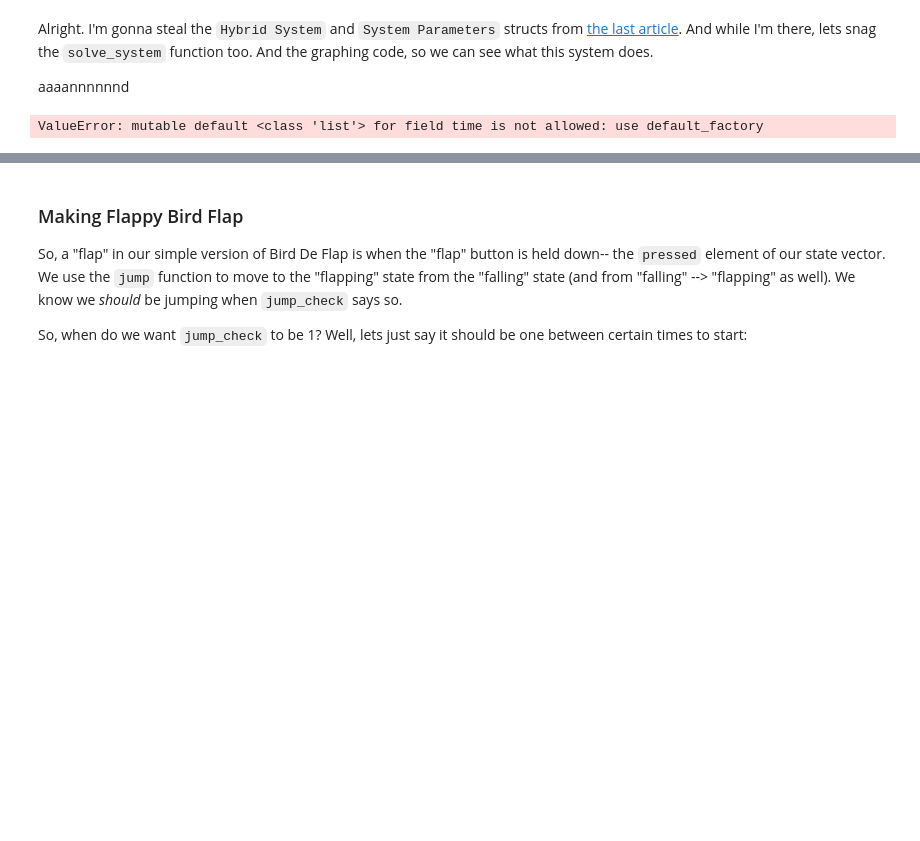
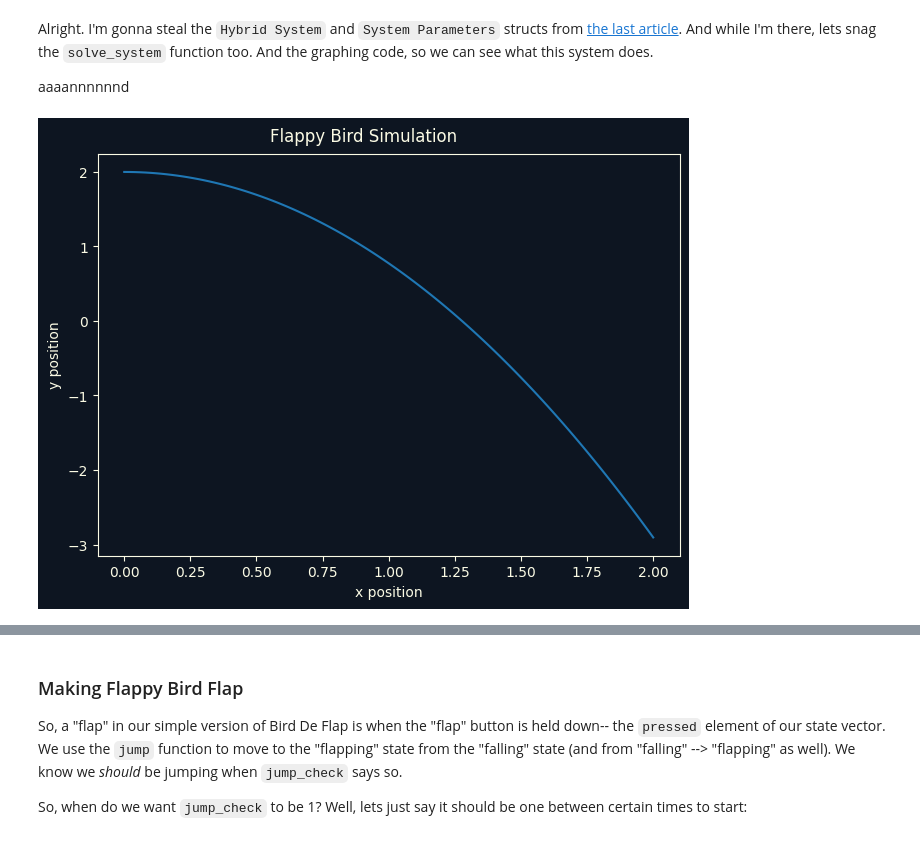
Before and after one commit to BunnyBlit/Blather, a Jupyter notebook: src/flapping-birds.ipynb, the cells around one changed output, grey strips where cells are left out. Cells and saved outputs as stored; diff of their text form; code cells hidden in the pictures; blank space fills up the shorter version.

Commit message:
new SVGs, a class for bird flapping

```diff
--- a/src/flapping-birds.ipynb
+++ b/src/flapping-birds.ipynb
@@ -272,48 +272,50 @@ class SimData(Columnar):
     time: List[float]=field(default_factory=list)
     x_pos: List[float]=field(default_factory=list)
     y_pos: List[float]=field(default_factory=list)
     y_vel: List[float]=field(default_factory=list)
     pressed: List[int]=field(default_factory=list)
 
-data = SimData.from_csv(
-    Path("../tmp/flapping_birds_falling_birds.csv")
-)
-graph = Graph(
-    background=blog_palette["background"],
-    foreground=blog_palette["foreground"],
-    title="Flappy Bird Simulation",
-    figures=[(1,1,1)]
-)
-graph.set_axis_labels(0, "y position", "x position")
-graph.plot(0, data.x_pos, data.y_pos, "flappy-height")
-graph.add_style(
-    "flappy-height",
-    f""".flappy-height{{
+animation_csv = f""".flappy-height{{
         stroke:{blog_palette['foreground']};
         stroke-width:1.5;
         stroke-linecap:square;
         fill:{blog_palette['background']};
         stroke-dasharray:140%;
         stroke-dashoffset:140%;
         animation-name:flappy-height-anim;
         animation-duration:5s;
         animation-timing-function:linear;
         animation-fill-mode:forwards;
         animation-iteration-count: 1;
     }}
     @keyframes flappy-height-anim{{
         from{{
             stroke-dashoffset:140%;
         }}
         to{{
             stroke-dashoffset:0%;
         }}
     }}
     """
+
+data = SimData.from_csv(
+    Path("../tmp/flapping_birds_falling_birds.csv")
+)
+graph = Graph(
+    background=blog_palette["background"],
+    foreground=blog_palette["foreground"],
+    title="Flappy Bird Simulation",
+    figures=[(1,1,1)]
+)
+graph.set_axis_labels(0, "y position", "x position")
+graph.plot(0, data.x_pos, data.y_pos, "flappy-height")
+graph.add_style(
+    "flappy-height",
+    animation_csv
 )
 graph.save(Path("../content/images/flapping_birds_falling_birds.svg"))
 # %% [output]
-ValueError: mutable default <class 'list'> for field time is not allowed: use default_factory
+[figure, added]
 # %% [markdown]
 ![An animated graph of a very sad run of flappy bird]({static}/images/flapping_birds_falling_birds.svg)
 
```
Also changed, not shown: parts of 8 cells of this notebook, 3 other files.
